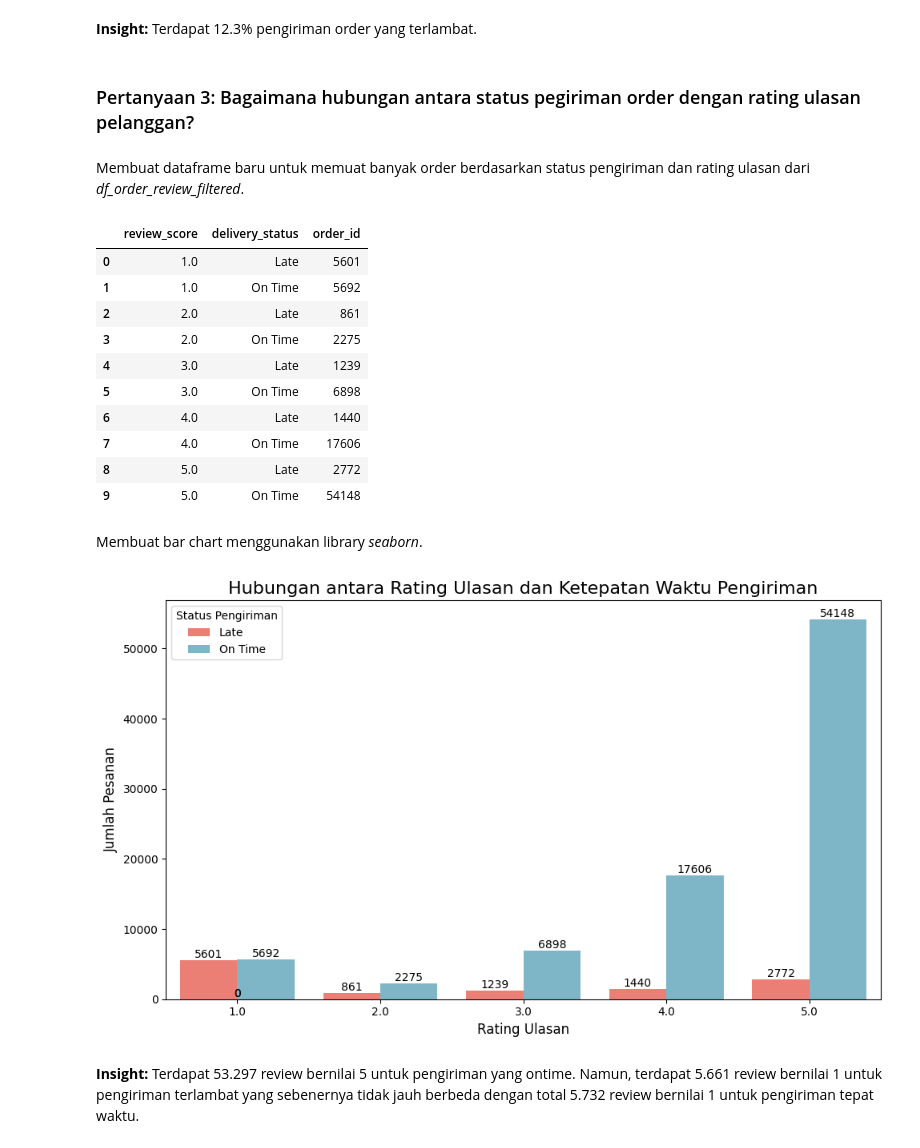
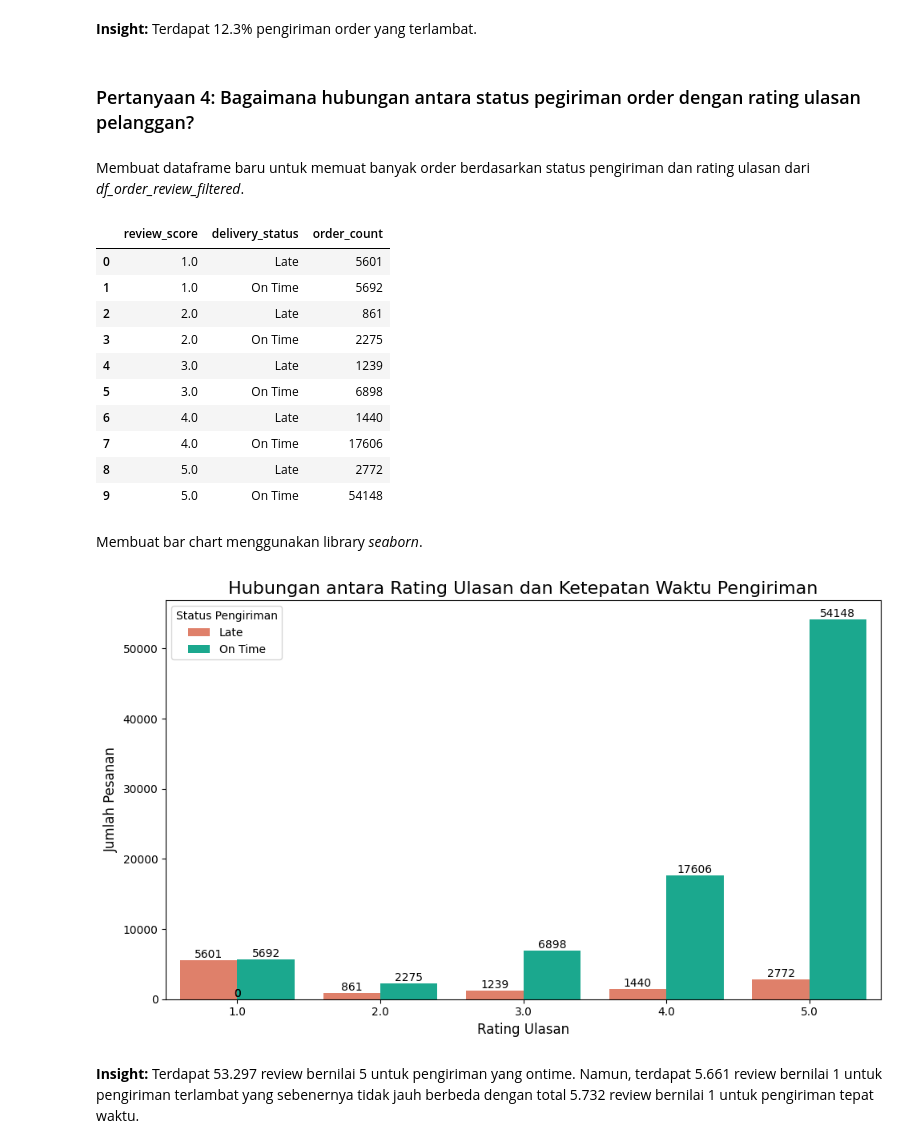
Before and after one commit to naurahhanaf/learn-project, a Jupyter notebook: brazilian-ecommerce-analysis/notebook.ipynb, the cells around one changed output. Cells and saved outputs as stored; diff of their text form; code cells hidden in the pictures.

```diff
--- a/brazilian-ecommerce-analysis/notebook.ipynb
+++ b/brazilian-ecommerce-analysis/notebook.ipynb
@@ -303,3 +304,6 @@ df_orders.groupby(by="delivery_status").agg({
 - Setiap tahun, order barang meningkat dimana 2018 terdapat 54.011 order.
 - Status delivered merupakan status pengiriman yang paling tinggi.
 - Ada 12.254 order yang mengalami keterlambatan.
+# %%
+df_orders["length_of_delivery_time"] = (df_orders["order_estimated_delivery_date"] - df_orders["order_delivered_customer_date"]).dt.days
+df_orders.head()
@@ -510,17 +567,20 @@ plt.show()
 # %% [markdown]
 **Insight:** Terdapat 12.3% pengiriman order yang terlambat.
 # %% [markdown]
-### Pertanyaan 3: Bagaimana hubungan antara status pegiriman order dengan rating ulasan pelanggan?
+### Pertanyaan 4: Bagaimana hubungan antara status pegiriman order dengan rating ulasan pelanggan?
 # %% [markdown]
 Membuat dataframe baru untuk memuat banyak order berdasarkan status pengiriman dan rating ulasan dari *df_order_review_filtered*.
 # %%
 df_order_score = df_order_review_filtered.groupby(by=["review_score", "delivery_status"]).agg({
     "order_id" : "nunique"
 })
+df_order_score.rename(columns={
+    "order_id": "order_count"
+}, inplace=True)
 df_order_score = df_order_score.reset_index()
 df_order_score
 # %% [output]
-|  | review_score | delivery_status | order_id |
+|  | review_score | delivery_status | order_count |
 | 0 | 1.0 | Late | 5601 |
 | 1 | 1.0 | On Time | 5692 |
 | 2 | 2.0 | Late | 861 |
@@ -536,34 +596,34 @@ Membuat bar chart menggunakan library *seaborn*.
 # %%
 # Membuat plot grouped bar
 plt.figure(figsize=(10, 6))
 ax = sns.barplot(
     x="review_score",
-    y="order_id",
+    y="order_count",
     hue="delivery_status",
     data=df_order_score,
-    palette=['#FF6F61', '#72BCD4']  # Pastikan jumlah warna sesuai dengan kategori
+    palette=["#F27457", "#04BF9D"]  # Pastikan jumlah warna sesuai dengan kategori
 )
 
 # Menambahkan label pada setiap bar
 for patch in ax.patches:
     height = patch.get_height()
     ax.annotate(
         f'{int(height)}',  # Label nilai
         (patch.get_x() + patch.get_width() / 2, height),  # Posisi label
         ha='center',  # Horizontal alignment
         va='bottom',  # Vertical alignment
         fontsize=10
     )
 
 # Menambahkan label dan judul
 plt.xlabel('Rating Ulasan', fontsize=12)
 plt.ylabel('Jumlah Pesanan', fontsize=12)
 plt.title('Hubungan antara Rating Ulasan dan Ketepatan Waktu Pengiriman', fontsize=16)
 plt.legend(title='Status Pengiriman')
 plt.tight_layout()
 plt.show()
 # %% [output]
-[figure, old version]
+[figure, new version]
 # %% [markdown]
 **Insight:** Terdapat 53.297 review bernilai 5 untuk pengiriman yang ontime. Namun, terdapat 5.661 review bernilai 1 untuk pengiriman terlambat yang sebenernya tidak jauh berbeda dengan total 5.732 review bernilai 1 untuk pengiriman tepat waktu.
 # %% [markdown]
```
Also changed, not shown: parts of 16 cells of this notebook.
